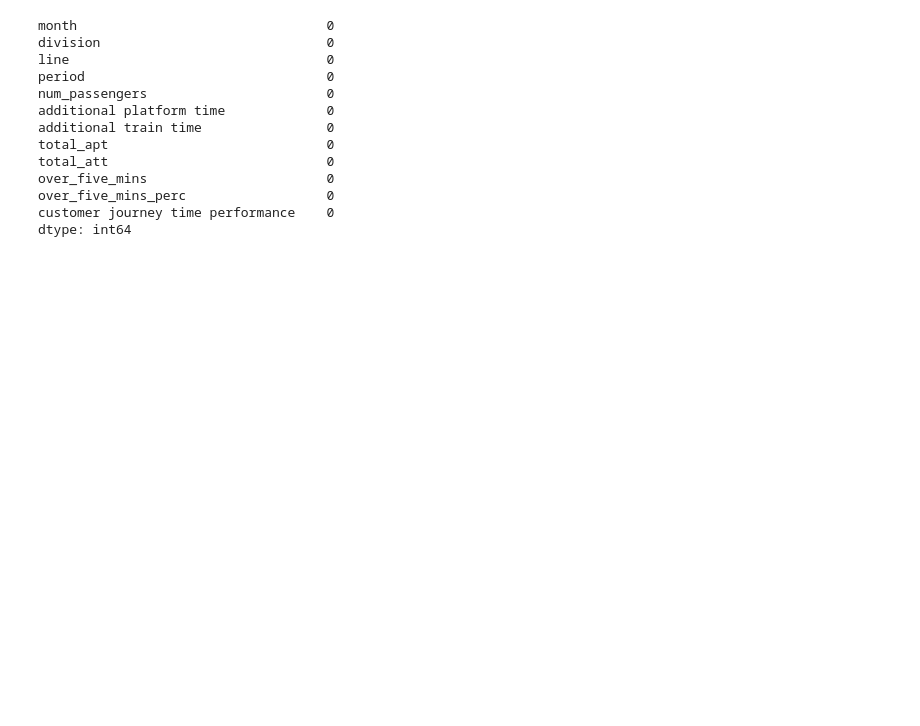
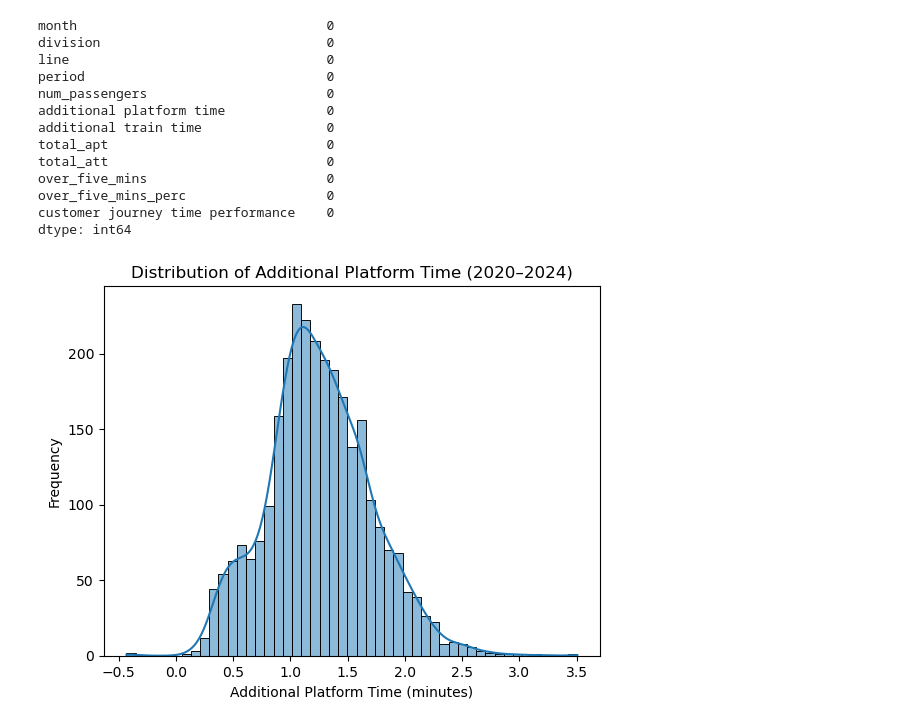
Before and after one commit to tali0n-git/MTA-subway-analysis, a Jupyter notebook: notebooks/Jahaira_EDA.ipynb, the cells around one changed output. Cells and saved outputs as stored; diff of their text form; code cells hidden in the pictures; blank space fills up the shorter version.

```diff
--- a/notebooks/Jahaira_EDA.ipynb
+++ b/notebooks/Jahaira_EDA.ipynb
@@ -76,3 +73,11 @@ over_five_mins                       0
 over_five_mins_perc                  0
 customer journey time performance    0
 dtype: int64
+# %%
+sns.histplot(data=mta, x="additional platform time", kde=True)
+plt.title("Distribution of Additional Platform Time (2020–2024)")
+plt.xlabel("Additional Platform Time (minutes)")
+plt.ylabel("Frequency")
+plt.show()
+# %% [output]
+[figure, added]
```
Also changed, not shown: parts of 14 cells of this notebook.
